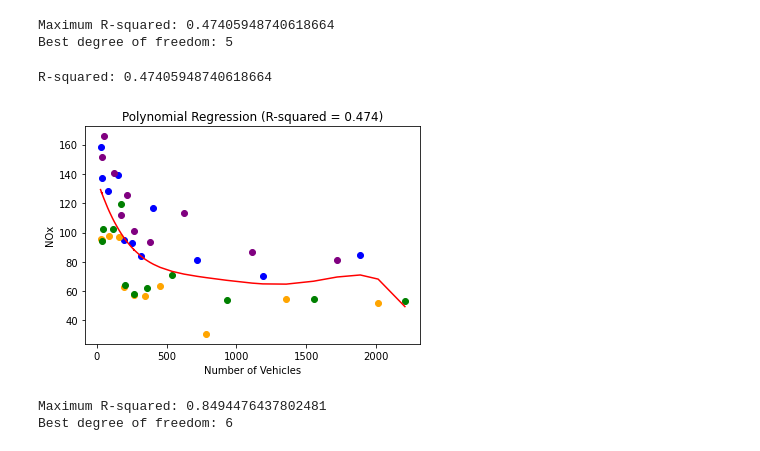
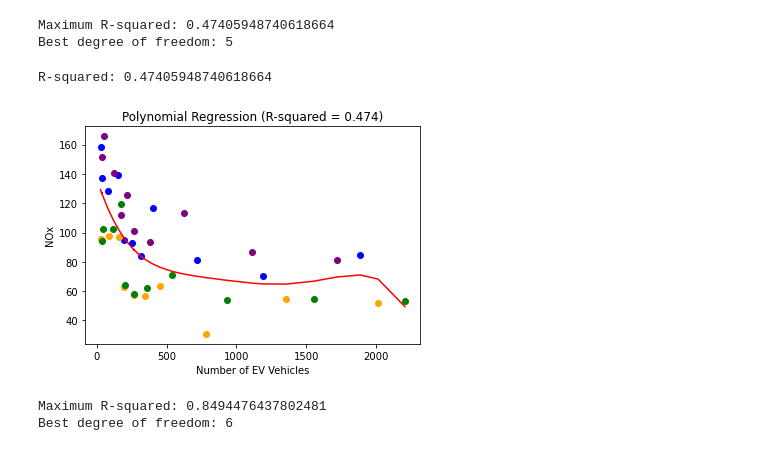
Before and after one commit to sxy1813082/DS-mini-project-repository, a Jupyter notebook: DSMP_G33_EVandAQ.ipynb, the cells around one changed output. Saved outputs shown, nothing was run; the diff lists cells and outputs as text; code cells hidden in the pictures.

```diff
--- a/DSMP_G33_EVandAQ.ipynb
+++ b/DSMP_G33_EVandAQ.ipynb
@@ -555,35 +567,35 @@ Best degree of freedom: 5
 # extract variables
 x = merged_df["Number of Vehicles"].values.reshape(-1, 1)
 y = merged_df["NOx"].values.reshape(-1, 1)
 
 # fit polynomial regression model
 poly = PolynomialFeatures(degree=5)
 x_poly = poly.fit_transform(x)
 poly_reg = LinearRegression()
 poly_reg.fit(x_poly, y)
 
 # predict y values using fitted model
 y_pred = poly_reg.predict(x_poly)
 
 # calculate R-squared
 ss_res = np.sum((y - y_pred)**2)
 ss_tot = np.sum((y - np.mean(y))**2)
 r_squared = 1 - (ss_res / ss_tot)
 print("R-squared:", r_squared)
 
 # plot scatter plot and polynomial curve
 plt.scatter(merged_df_Q1['Number of Vehicles'], merged_df_Q1['NOx'], c='blue')
 plt.scatter(merged_df_Q2['Number of Vehicles'], merged_df_Q2['NOx'], c='orange')
 plt.scatter(merged_df_Q3['Number of Vehicles'], merged_df_Q3['NOx'], c='green')
 plt.scatter(merged_df_Q4['Number of Vehicles'], merged_df_Q4['NOx'], c='purple')
 plt.plot(x, y_pred, color='red')
 plt.title("Polynomial Regression (R-squared = {:.3f})".format(r_squared))
-plt.xlabel("Number of Vehicles")
+plt.xlabel("Number of EV Vehicles")
 plt.ylabel("NOx")
 plt.show()
 # %% [output]
 R-squared: 0.47405948740618664
-[figure, old version]
+[figure, new version]
 # %%
 # extract variables
 x = merged_df_Q1["Number of Vehicles"].values.reshape(-1, 1)
```
Also changed, not shown: parts of 4 cells of this notebook, 1 other file.
